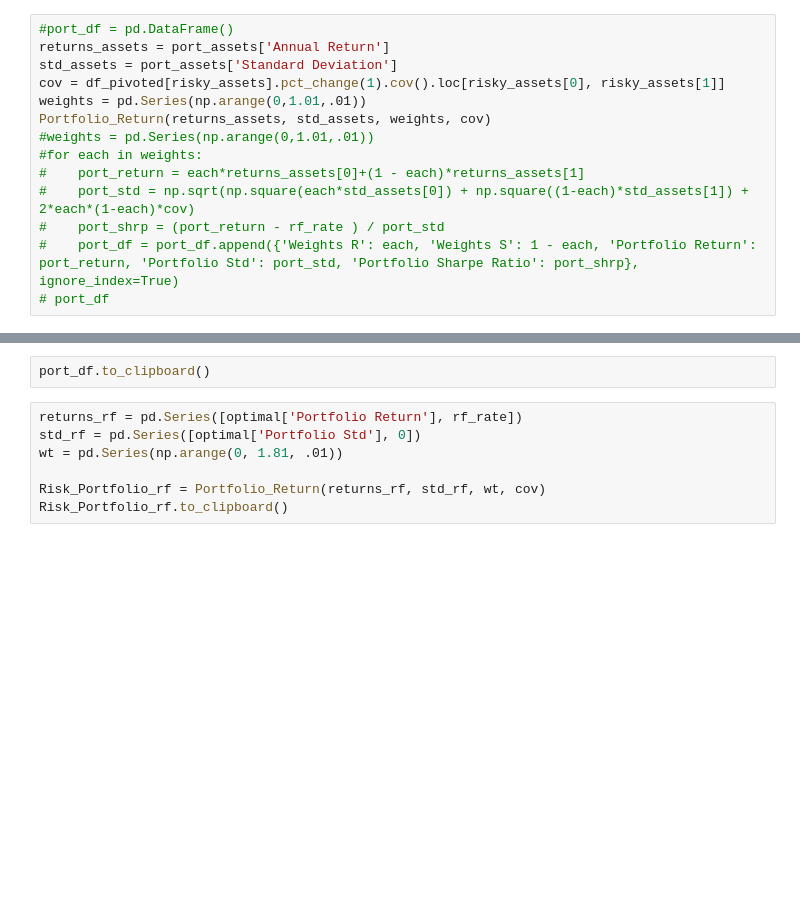
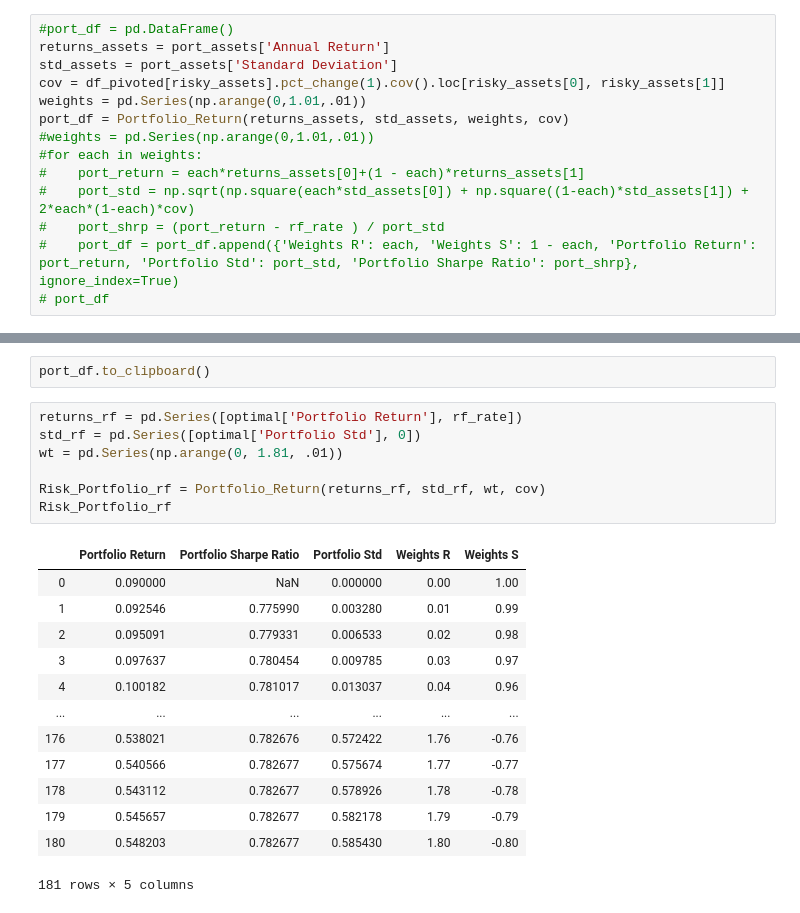
Before and after one commit to kalam360/dse-stock-analysis, a Jupyter notebook: sy-portfolio/optimal-portfolio-with-two-risky-asset.ipynb, the cells around one changed output, grey strips where cells are left out. Cells and saved outputs as stored; diff of their text form; blank space fills up the shorter version.

```diff
--- a/sy-portfolio/optimal-portfolio-with-two-risky-asset.ipynb
+++ b/sy-portfolio/optimal-portfolio-with-two-risky-asset.ipynb
@@ -188,7 +188,7 @@ returns_assets = port_assets['Annual Return']
 std_assets = port_assets['Standard Deviation']
 cov = df_pivoted[risky_assets].pct_change(1).cov().loc[risky_assets[0], risky_assets[1]]
 weights = pd.Series(np.arange(0,1.01,.01))
-Portfolio_Return(returns_assets, std_assets, weights, cov)
+port_df = Portfolio_Return(returns_assets, std_assets, weights, cov)
 #weights = pd.Series(np.arange(0,1.01,.01))
 #for each in weights:
 #    port_return = each*returns_assets[0]+(1 - each)*returns_assets[1]
@@ -247,7 +233,21 @@ port_df.to_clipboard()
 # %%
 returns_rf = pd.Series([optimal['Portfolio Return'], rf_rate])
 std_rf = pd.Series([optimal['Portfolio Std'], 0])
 wt = pd.Series(np.arange(0, 1.81, .01))
 
 Risk_Portfolio_rf = Portfolio_Return(returns_rf, std_rf, wt, cov)
-Risk_Portfolio_rf.to_clipboard()
+Risk_Portfolio_rf
+# %% [output]
+|  | Portfolio Return | Portfolio Sharpe Ratio | Portfolio Std | Weights R | Weights S |
+| 0 | 0.090000 | NaN | 0.000000 | 0.00 | 1.00 |
+| 1 | 0.092546 | 0.775990 | 0.003280 | 0.01 | 0.99 |
+| 2 | 0.095091 | 0.779331 | 0.006533 | 0.02 | 0.98 |
+| 3 | 0.097637 | 0.780454 | 0.009785 | 0.03 | 0.97 |
+| 4 | 0.100182 | 0.781017 | 0.013037 | 0.04 | 0.96 |
+| ... | ... | ... | ... | ... | ... |
+| 176 | 0.538021 | 0.782676 | 0.572422 | 1.76 | -0.76 |
+| 177 | 0.540566 | 0.782677 | 0.575674 | 1.77 | -0.77 |
+| 178 | 0.543112 | 0.782677 | 0.578926 | 1.78 | -0.78 |
+| 179 | 0.545657 | 0.782677 | 0.582178 | 1.79 | -0.79 |
+| 180 | 0.548203 | 0.782677 | 0.585430 | 1.80 | -0.80 |
+181 rows × 5 columns
```
Also changed, not shown: parts of 1 cell of this notebook, 1 other file.
